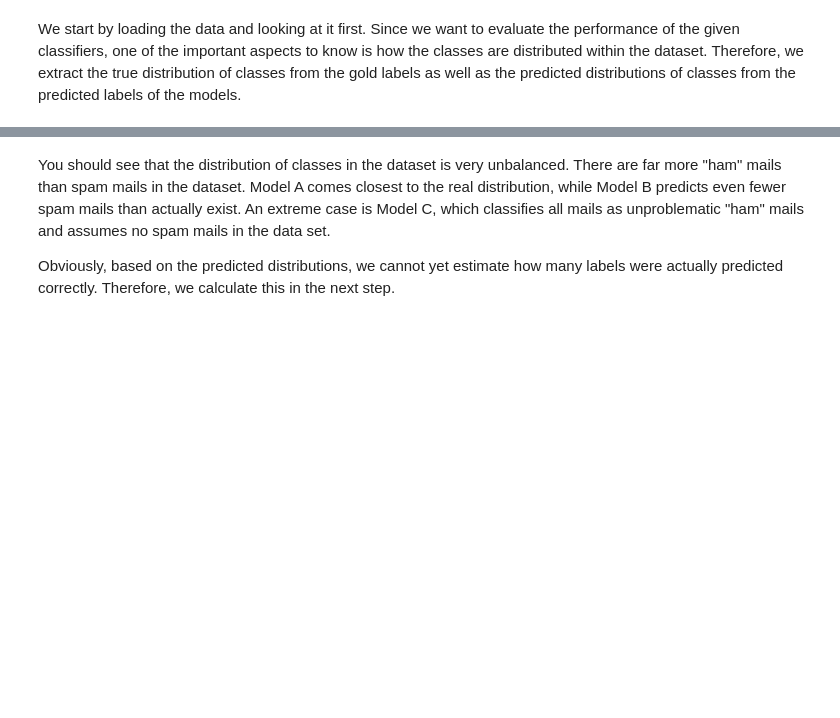
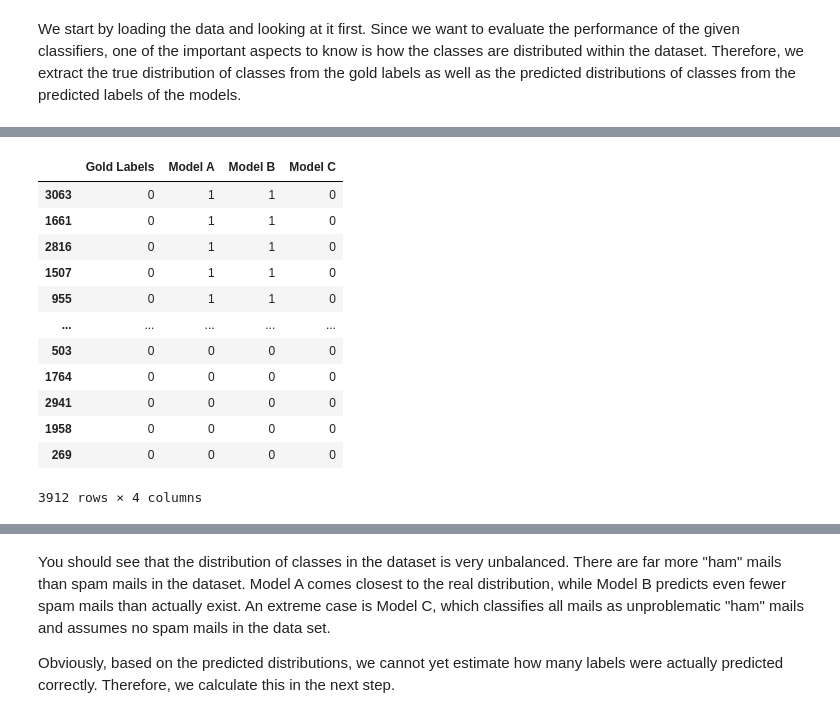
Before and after one commit to shreyanshu28/text-analysis, a Jupyter notebook: Assignment3/DSTA_assignment_3_students.ipynb, the cells around one changed output, grey strips where cells are left out. Cells and saved outputs as stored; diff of their text form; code cells hidden in the pictures; blank space fills up the shorter version.

```diff
--- a/Assignment3/DSTA_assignment_3_students.ipynb
+++ b/Assignment3/DSTA_assignment_3_students.ipynb
@@ -659,16 +852,30 @@ df
 # %%
-class_distribution = df[[### your code ###
+class_distribution = df[["label_num", "prediction_model_A", "prediction_model_B", "prediction_model_C"]]### your code ###
 
 # renaming the rows for a nicer table and plot
-class_distribution = class_distribution.rename(index={
+class_distribution = class_distribution.rename(columns={
     "label_num": "Gold Labels",
     "prediction_model_A": "Model A",
     "prediction_model_B": "Model B",
     "prediction_model_C": "Model C"
 })
 
 # display the class distribution table
 class_distribution
+# %% [output]
+|  | Gold Labels | Model A | Model B | Model C |
+| 3063 | 0 | 1 | 1 | 0 |
+| 1661 | 0 | 1 | 1 | 0 |
+| 2816 | 0 | 1 | 1 | 0 |
+| 1507 | 0 | 1 | 1 | 0 |
+| 955 | 0 | 1 | 1 | 0 |
+| ... | ... | ... | ... | ... |
+| 503 | 0 | 0 | 0 | 0 |
+| 1764 | 0 | 0 | 0 | 0 |
+| 2941 | 0 | 0 | 0 | 0 |
+| 1958 | 0 | 0 | 0 | 0 |
+| 269 | 0 | 0 | 0 | 0 |
+3912 rows × 4 columns
 # %%
 %matplotlib inline
 import matplotlib.pyplot as plt
```
Also changed, not shown: parts of 59 cells of this notebook.
